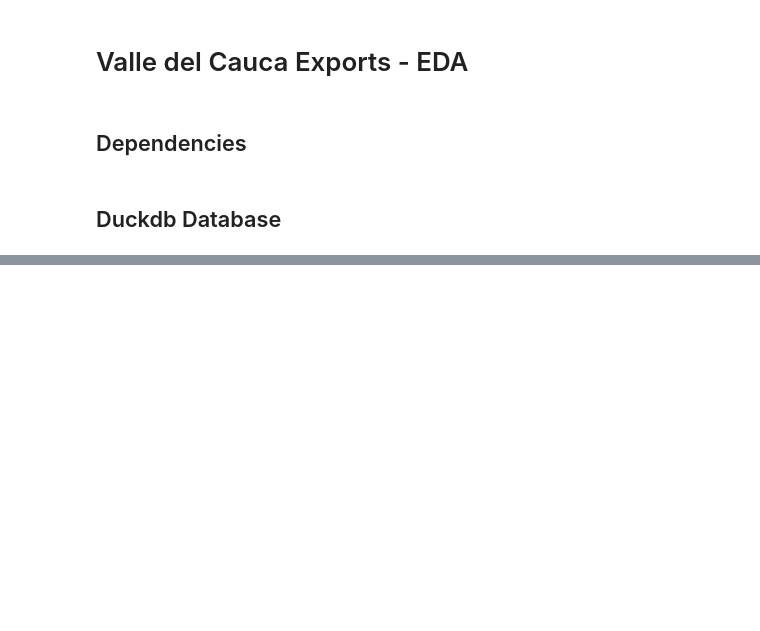
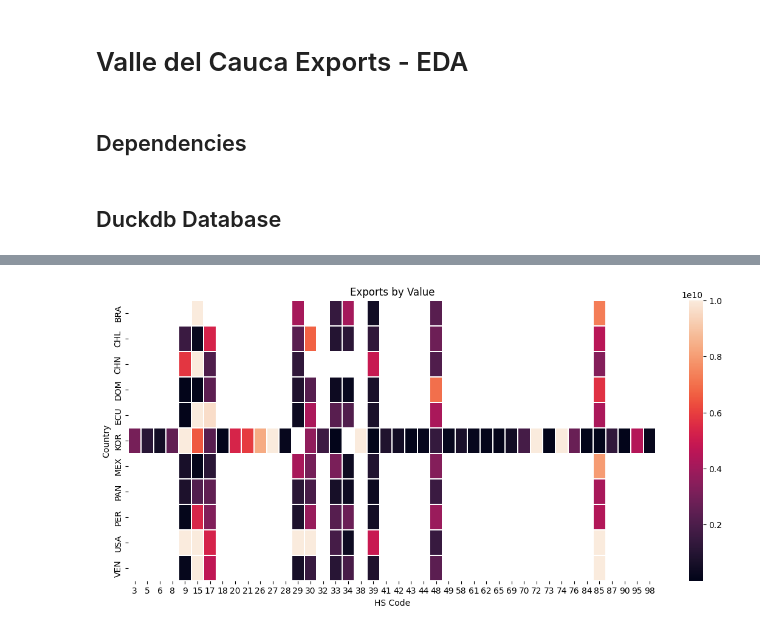
Before and after one commit to belema19/valle-data-pipeline, a Jupyter notebook: transform/eda/exports.ipynb, the cells around one changed output, grey strips where cells are left out. Cells and saved outputs as stored; diff of their text form; code cells hidden in the pictures; blank space fills up the shorter version.

```diff
--- a/transform/eda/exports.ipynb
+++ b/transform/eda/exports.ipynb
@@ -67,0 +69,16 @@ df["POSAR"] = df["POSAR"].astype(dtype=pd.ArrowDtype(pa.uint8()))
+# %%
+
+pivot_df = df.pivot_table(values="FOBPES", index="COD_PAI4", columns="POSAR")
+# %%
+fig, ax = plt.subplots(figsize=(14, 6))
+
+sns.heatmap(pivot_df, vmax=1e10, linewidths=.2)
+
+ax.set_title("Exports by Value")
+ax.set_xlabel("HS Code")
+ax.set_ylabel("Country")
+
+
+plt.show()
+# %% [output]
+[figure, added]
```
Also changed, not shown: parts of 11 cells of this notebook, 4 other files.
